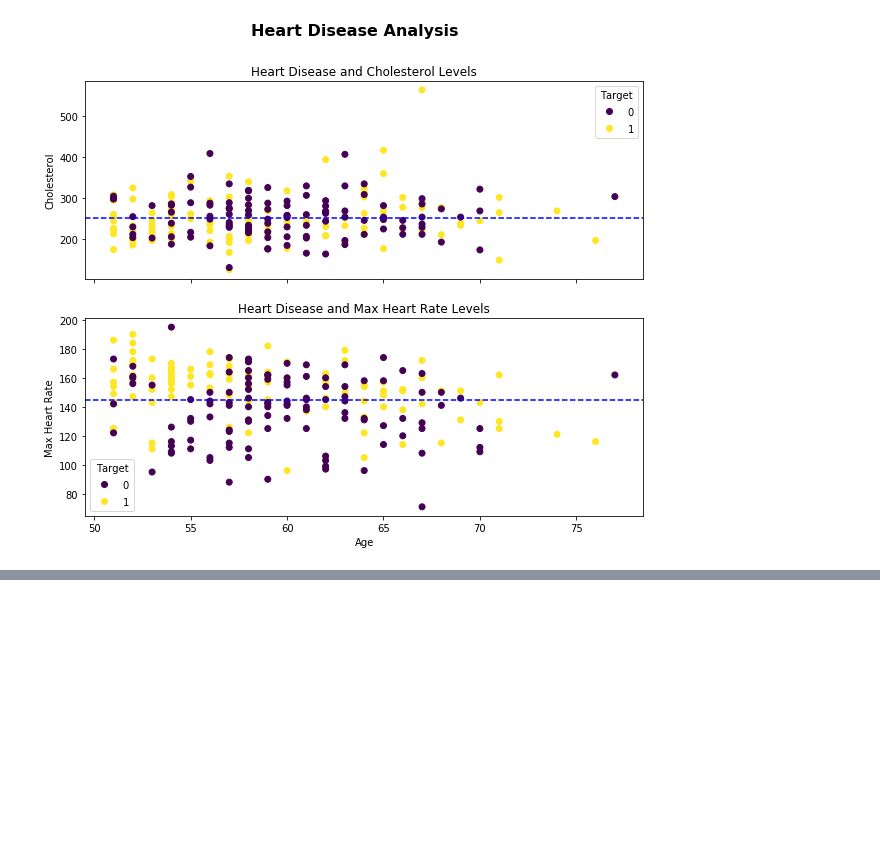
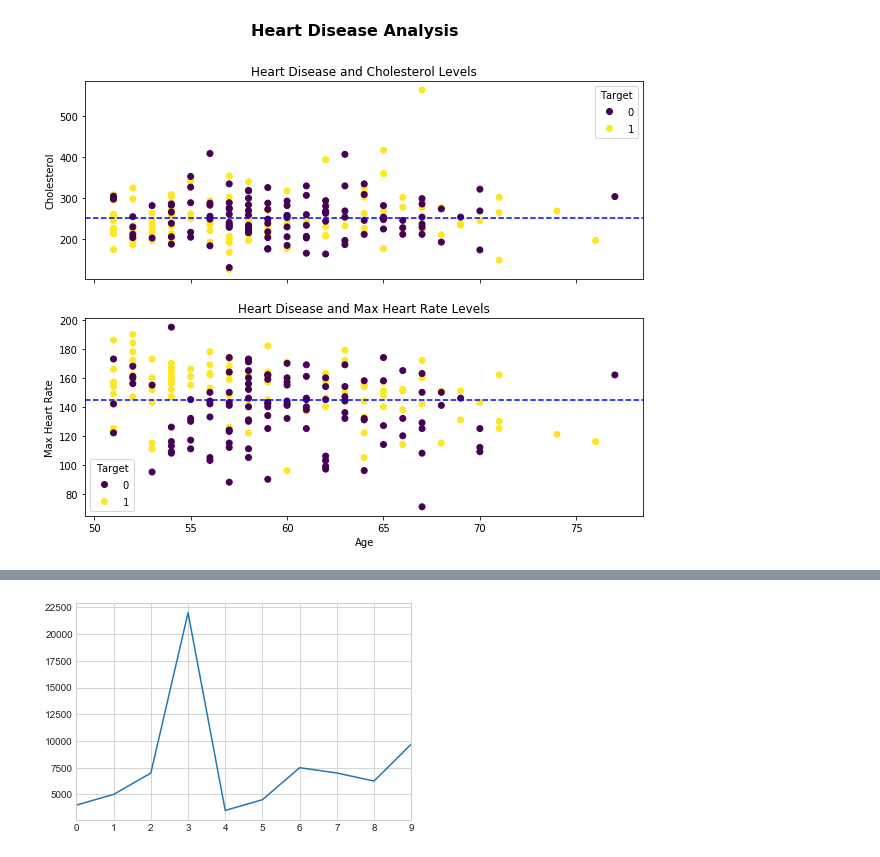
Before and after one commit to chesterheng/machinelearning-datascience, a Jupyter notebook: sample-project/introduction-to-matplotlib.ipynb, the cells around one changed output, grey strips where cells are left out. Saved outputs shown, nothing was run; the diff lists cells and outputs as text; code cells hidden in the pictures; blank space fills up the shorter version.

```diff
--- a/sample-project/introduction-to-matplotlib.ipynb
+++ b/sample-project/introduction-to-matplotlib.ipynb
@@ -548,0 +585,6 @@ fig.suptitle('Heart Disease Analysis', fontsize=16, fontweight='bold');
+# %%
+# Change the style...
+plt.style.use('seaborn-whitegrid')
+car_sales["Price"].plot();
+# %% [output]
+[figure, added]
```
Also changed, not shown: parts of 29 cells of this notebook, 2 other files.
